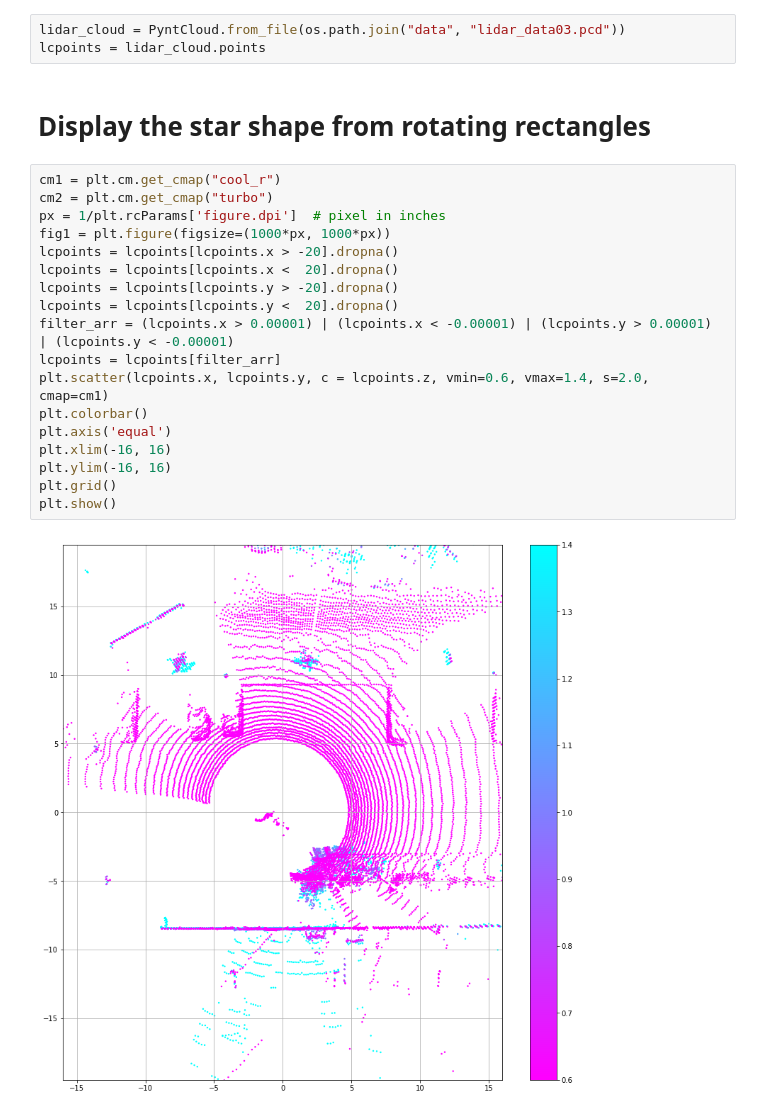
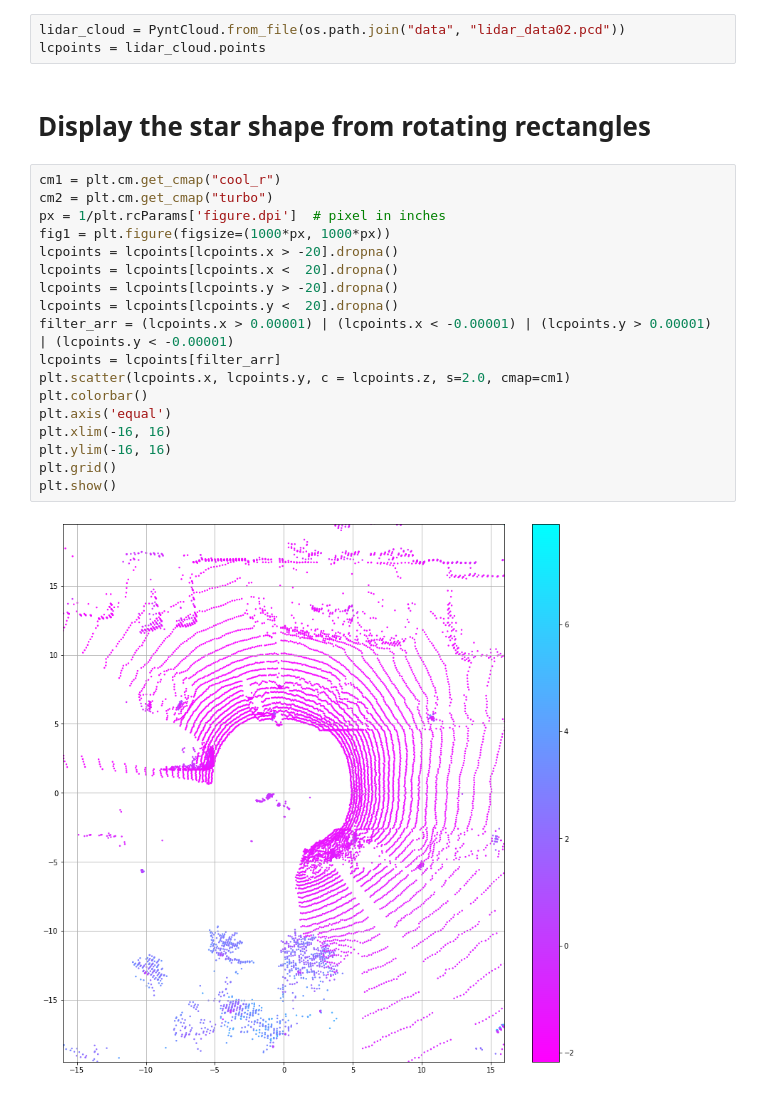
Before and after one commit to horverno/lidar-tinkering-ipython, a Jupyter notebook: x_equals_zero.ipynb, the cells around one changed output. Drawn from its saved outputs; the diff is of its cells as text.

```diff
--- a/x_equals_zero.ipynb
+++ b/x_equals_zero.ipynb
@@ -6,27 +6,27 @@ import pandas as pd
 import matplotlib.pyplot as plt
 from shapely.geometry import Polygon, Point
 # %%
-lidar_cloud = PyntCloud.from_file(os.path.join("data", "lidar_data03.pcd"))
+lidar_cloud = PyntCloud.from_file(os.path.join("data", "lidar_data02.pcd"))
 lcpoints = lidar_cloud.points
 # %% [markdown]
 # Display the star shape from rotating rectangles
 # %%
 cm1 = plt.cm.get_cmap("cool_r")
 cm2 = plt.cm.get_cmap("turbo")
 px = 1/plt.rcParams['figure.dpi']  # pixel in inches
 fig1 = plt.figure(figsize=(1000*px, 1000*px))
 lcpoints = lcpoints[lcpoints.x > -20].dropna()
 lcpoints = lcpoints[lcpoints.x <  20].dropna()
 lcpoints = lcpoints[lcpoints.y > -20].dropna()
 lcpoints = lcpoints[lcpoints.y <  20].dropna()
 filter_arr = (lcpoints.x > 0.00001) | (lcpoints.x < -0.00001) | (lcpoints.y > 0.00001) | (lcpoints.y < -0.00001)
 lcpoints = lcpoints[filter_arr]
-plt.scatter(lcpoints.x, lcpoints.y, c = lcpoints.z, vmin=0.6, vmax=1.4, s=2.0, cmap=cm1)
+plt.scatter(lcpoints.x, lcpoints.y, c = lcpoints.z, s=2.0, cmap=cm1)
 plt.colorbar()
 plt.axis('equal')
 plt.xlim(-16, 16)
 plt.ylim(-16, 16)
 plt.grid()
 plt.show()
 # %% [output]
-[figure, old version]
+[figure, new version]
```
Also changed, not shown: parts of 4 cells of this notebook.
